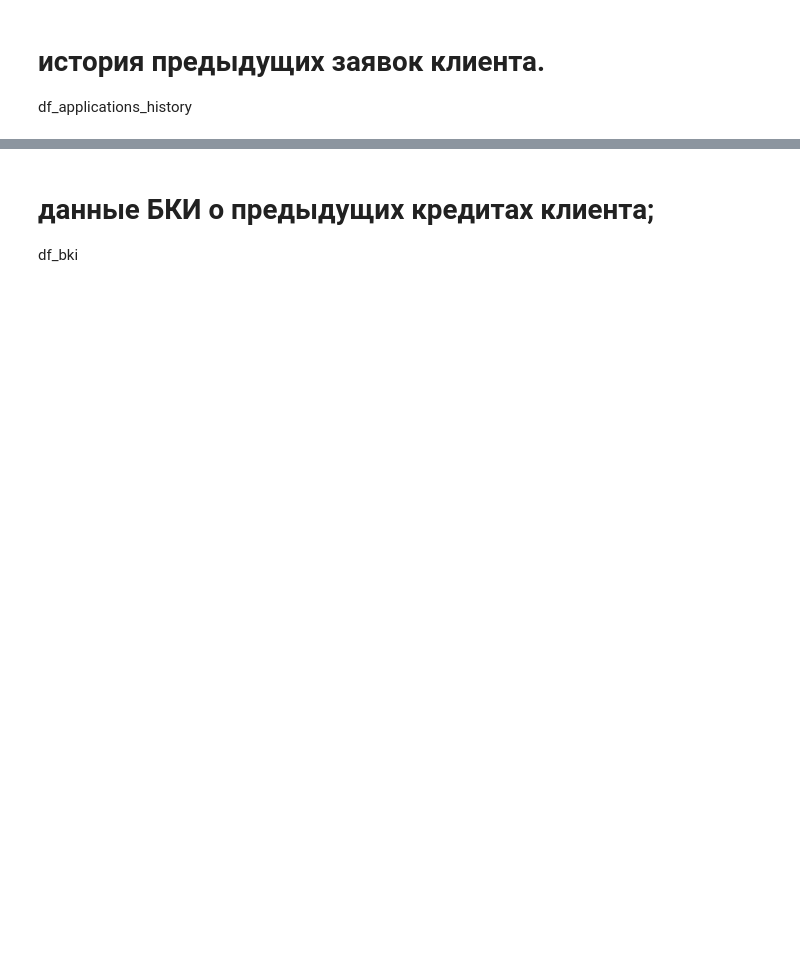
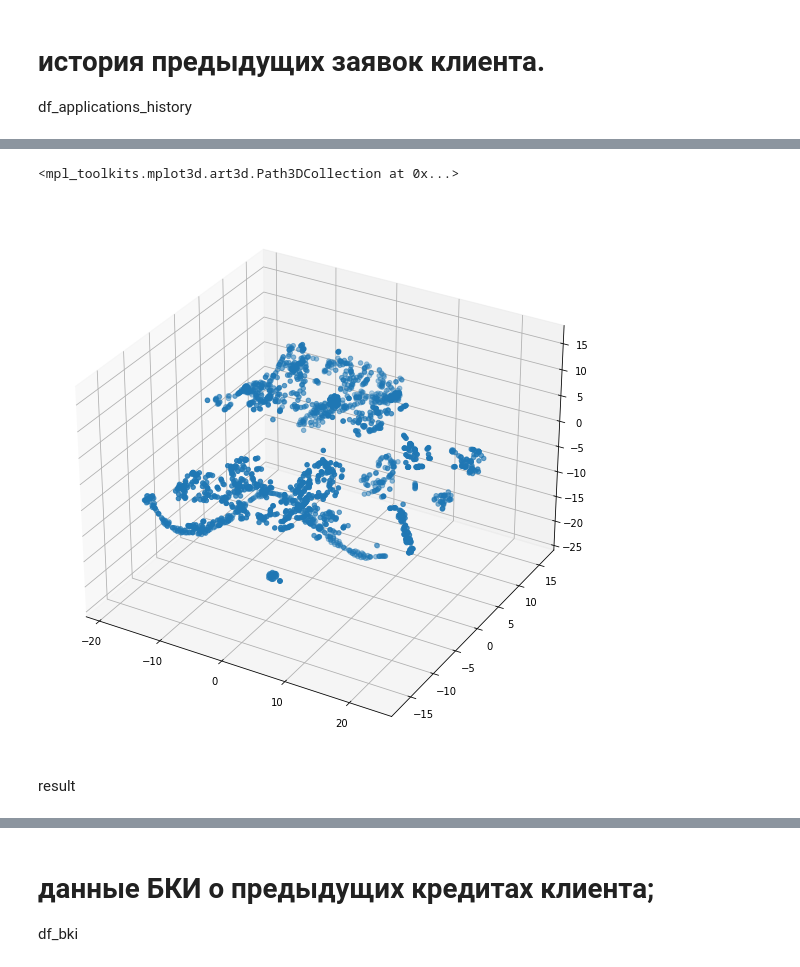
Before and after one commit to Aleksei741/kaggle_platform, a Jupyter notebook: kaggle/Kaggle_GeekBrains.ipynb, the cells around one changed output, grey strips where cells are left out. Cells and saved outputs as stored; diff of their text form; code cells hidden in the pictures; blank space fills up the shorter version.

```diff
--- a/kaggle/Kaggle_GeekBrains.ipynb
+++ b/kaggle/Kaggle_GeekBrains.ipynb
@@ -298,9 +294,12 @@ applications_history_tsne = tsne.fit_transform(df_applications_history_scale.sam
 # %%
 from mpl_toolkits.mplot3d import Axes3D
-plt.rcParams['figure.figsize'] = [15, 15]
+plt.rcParams['figure.figsize'] = [10, 10]
 
 fig = plt.figure()
 ax = fig.add_subplot(111, projection='3d')
 ax.scatter(applications_history_tsne[:, 0],
         applications_history_tsne[:, 1],
         applications_history_tsne[:, 2])
+# %% [output]
+<mpl_toolkits.mplot3d.art3d.Path3DCollection at 0x...>
+[figure, added]
@@ -309 +306,3 @@ from sklearn.cluster import KMeans
+# %% [markdown]
+result
 # %%
```
Also changed, not shown: parts of 133 cells of this notebook, 1 other file.
